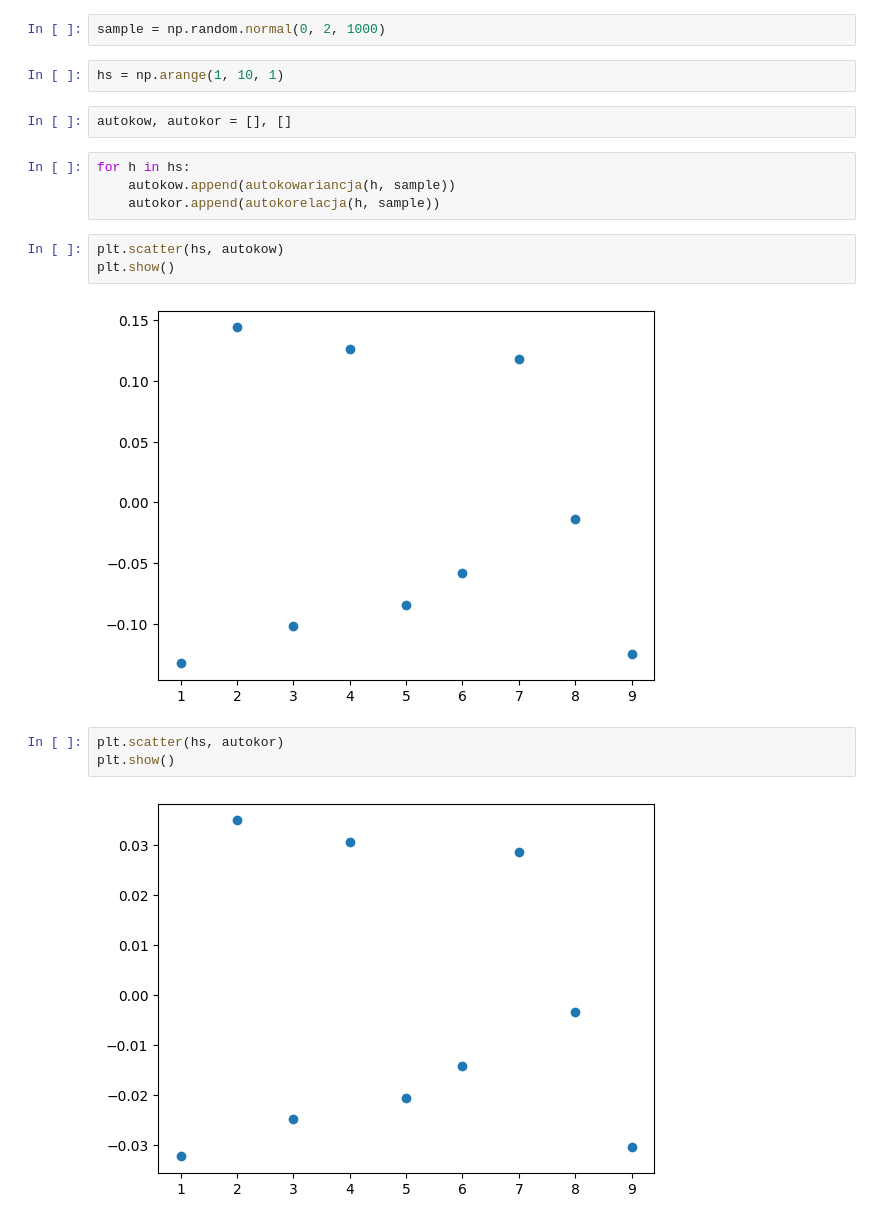
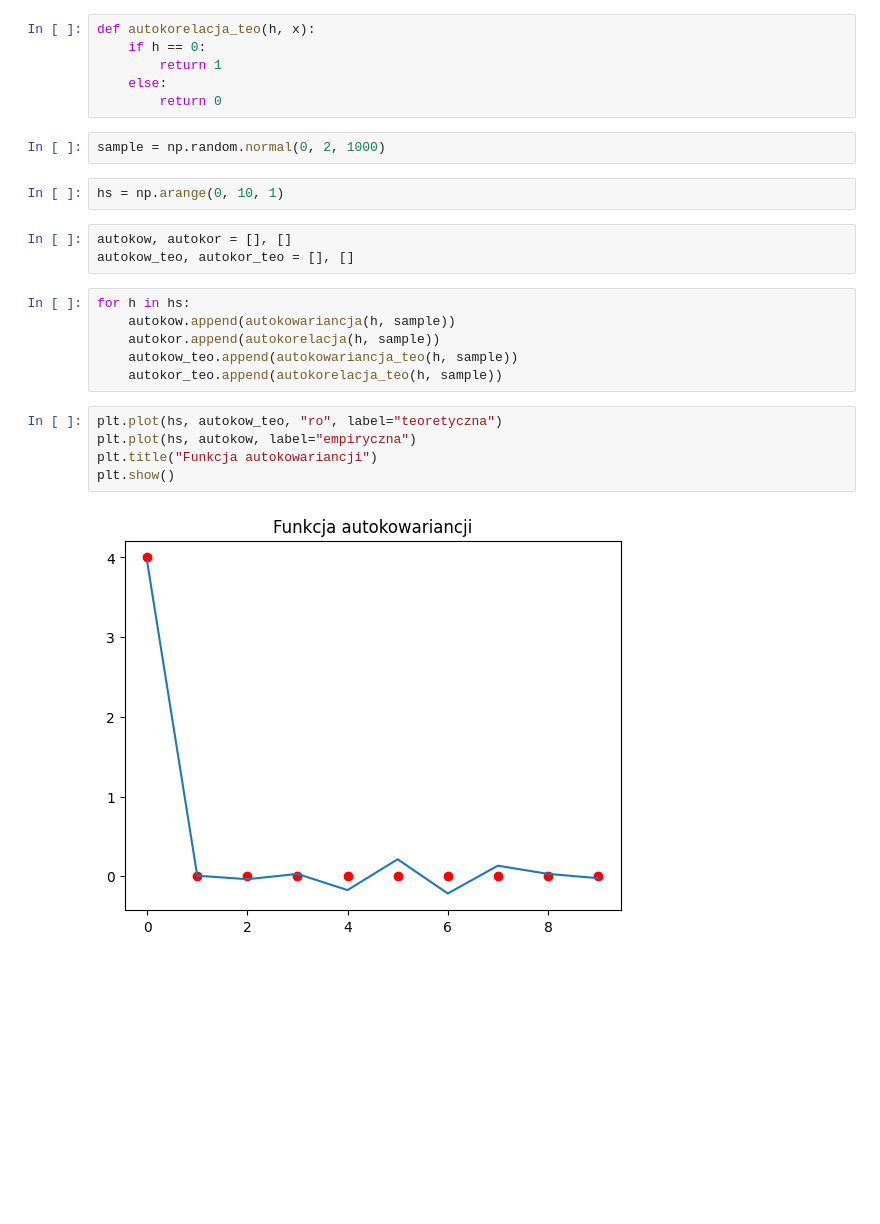
Before and after one commit to rafglo/Computer-Analysis-of-Time-Series, a Jupyter notebook: lista4.ipynb, the cells around one changed output. Saved outputs shown, nothing was run; the diff lists cells and outputs as text; blank space fills up the shorter version.

```diff
--- a/lista4.ipynb
+++ b/lista4.ipynb
@@ -15,20 +21,26 @@ def autokorelacja(h, x):
+# %%
+def autokorelacja_teo(h, x):
+    if h == 0:
+        return 1
+    else:
+        return 0
 # %%
 sample = np.random.normal(0, 2, 1000)
 # %%
-hs = np.arange(1, 10, 1)
+hs = np.arange(0, 10, 1)
 # %%
 autokow, autokor = [], []
+autokow_teo, autokor_teo = [], []
 # %%
 for h in hs:
     autokow.append(autokowariancja(h, sample))
     autokor.append(autokorelacja(h, sample))
+    autokow_teo.append(autokowariancja_teo(h, sample))
+    autokor_teo.append(autokorelacja_teo(h, sample))
-# %%
-plt.scatter(hs, autokow)
-plt.show()
-# %% [output]
-[figure, removed]
-# %%
-plt.scatter(hs, autokor)
-plt.show()
-# %% [output]
-[figure, removed]
+# %%
+plt.plot(hs, autokow_teo, "ro", label="teoretyczna")
+plt.plot(hs, autokow, label="empiryczna")
+plt.title("Funkcja autokowariancji")
+plt.show()
+# %% [output]
+[figure, added]
```
Also changed, not shown: parts of 3 cells of this notebook.
